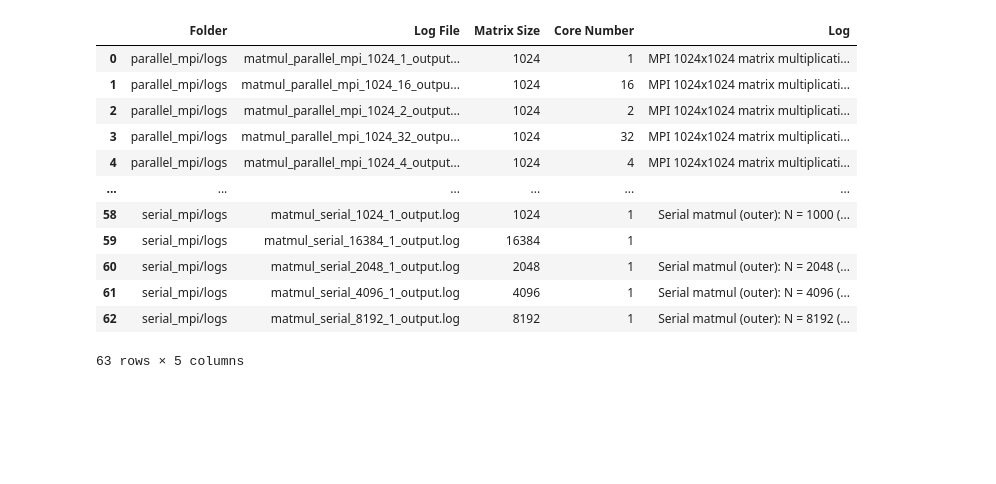
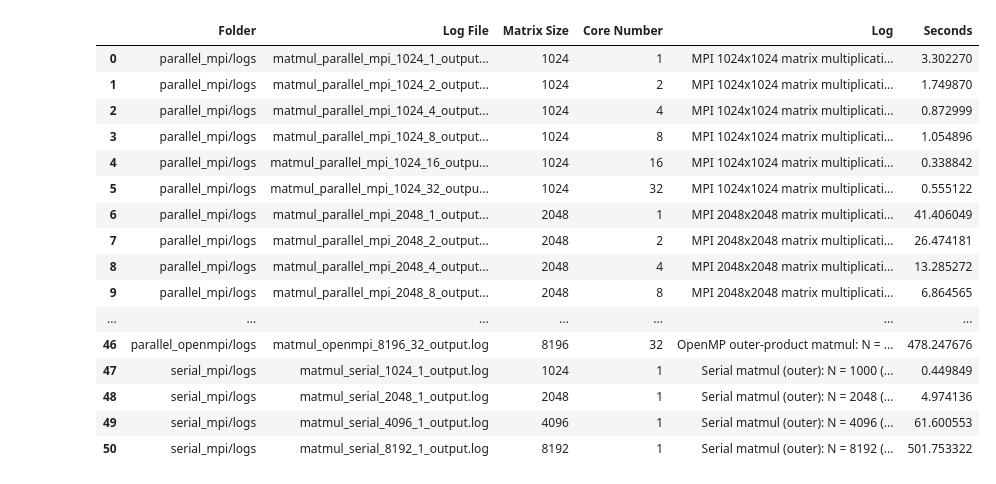
Before and after one commit to arbaazali872/HPC_uni_tn_2025, a Jupyter notebook: HPC_uni_tn_2025/visuals.ipynb, the cells around one changed output. Cells and saved outputs as stored; diff of their text form; code cells hidden in the pictures; blank space fills up the shorter version.

```diff
--- a/HPC_uni_tn_2025/visuals.ipynb
+++ b/HPC_uni_tn_2025/visuals.ipynb
@@ -0,0 +62,14 @@
+# %%
+# Convert 'Seconds' to numeric, coercing errors to NaN
+extracted_data_df_mpi['Seconds'] = pd.to_numeric(extracted_data_df_mpi['Seconds'], errors='coerce')
+# drop rows where 'Seconds' is NaN
+extracted_data_df_mpi.dropna(subset=['Seconds'], inplace=True)
+
+# Display the DataFrame
+# Convert 'Core Number' and 'Matrix Size' columns to integers for sorting
+extracted_data_df_mpi['Core Number'] = extracted_data_df_mpi['Core Number'].astype(int)
+extracted_data_df_mpi['Matrix Size'] = extracted_data_df_mpi['Matrix Size'].astype(int)
+
+# Sort the DataFrame by 'Matrix Size' and 'Core Number'
+extracted_data_df_mpi.sort_values(by=['Matrix Size', 'Core Number'], inplace=True)
+extracted_data_df_mpi
@@ -64,0 +137,17 @@ extracted_data_df_mpi
+# %%
+# Convert 'Core Number' and 'Matrix Size' columns to integers for sorting
+extracted_data_df_openmpi['Core Number'] = extracted_data_df_openmpi['Core Number'].astype(int)
+extracted_data_df_openmpi['Matrix Size'] = extracted_data_df_openmpi['Matrix Size'].astype(int)
+import re
+# Extract the time taken from the log content
+extracted_data_df_openmpi['Seconds'] = extracted_data_df_openmpi['Log'].apply(
+    lambda log: float(re.search(r'took ([\d.]+) seconds', log).group(1)) if re.search(r'took ([\d.]+) seconds', log) else None)
+# Convert 'Seconds' to numeric, coercing errors to NaN
+extracted_data_df_openmpi['Seconds'] = pd.to_numeric(extracted_data_df_openmpi['Seconds'], errors='coerce')
+# Drop rows where 'Seconds' is NaN
+extracted_data_df_openmpi.dropna(subset=['Seconds'], inplace=True)
+# Sort the DataFrame by 'Matrix Size' and 'Core Number'
+extracted_data_df_openmpi.sort_values(by=['Matrix Size', 'Core Number'], inplace=True)
+
+# Display the DataFrame
+extracted_data_df_openmpi
@@ -182,21 +250,25 @@ extracted_data_df_serial
 # %%
-extracted_data_df= pd.concat([extracted_data_df_mpi, extracted_data_df_openmpi, extracted_data_df_serial], ignore_index=True)
+extracted_data_df= pd.concat([extracted_data_df_mpi, extracted_data_df_openmpi, extracted_data_df_serial], ignore_index=True).dropna()
 # Display the combined DataFrame
 extracted_data_df
 # %% [output]
-|  | Folder | Log File | Matrix Size | Core Number | Log |
-| 0 | parallel_mpi/logs | matmul_parallel_mpi_1024_1_output... | 1024 | 1 | MPI 1024x1024 matrix multiplicati... |
-| 1 | parallel_mpi/logs | matmul_parallel_mpi_1024_16_outpu... | 1024 | 16 | MPI 1024x1024 matrix multiplicati... |
-| 2 | parallel_mpi/logs | matmul_parallel_mpi_1024_2_output... | 1024 | 2 | MPI 1024x1024 matrix multiplicati... |
-| 3 | parallel_mpi/logs | matmul_parallel_mpi_1024_32_outpu... | 1024 | 32 | MPI 1024x1024 matrix multiplicati... |
-| 4 | parallel_mpi/logs | matmul_parallel_mpi_1024_4_output... | 1024 | 4 | MPI 1024x1024 matrix multiplicati... |
-| ... | ... | ... | ... | ... | ... |
-| 58 | serial_mpi/logs | matmul_serial_1024_1_output.log | 1024 | 1 | Serial matmul (outer): N = 1000 (... |
-| 59 | serial_mpi/logs | matmul_serial_16384_1_output.log | 16384 | 1 |  |
-| 60 | serial_mpi/logs | matmul_serial_2048_1_output.log | 2048 | 1 | Serial matmul (outer): N = 2048 (... |
-| 61 | serial_mpi/logs | matmul_serial_4096_1_output.log | 4096 | 1 | Serial matmul (outer): N = 4096 (... |
-| 62 | serial_mpi/logs | matmul_serial_8192_1_output.log | 8192 | 1 | Serial matmul (outer): N = 8192 (... |
+|  | Folder | Log File | Matrix Size | Core Number | Log | Seconds |
+| 0 | parallel_mpi/logs | matmul_parallel_mpi_1024_1_output... | 1024 | 1 | MPI 1024x1024 matrix multiplicati... | 3.302270 |
+| 1 | parallel_mpi/logs | matmul_parallel_mpi_1024_2_output... | 1024 | 2 | MPI 1024x1024 matrix multiplicati... | 1.749870 |
+| 2 | parallel_mpi/logs | matmul_parallel_mpi_1024_4_output... | 1024 | 4 | MPI 1024x1024 matrix multiplicati... | 0.872999 |
+| 3 | parallel_mpi/logs | matmul_parallel_mpi_1024_8_output... | 1024 | 8 | MPI 1024x1024 matrix multiplicati... | 1.054896 |
+| 4 | parallel_mpi/logs | matmul_parallel_mpi_1024_16_outpu... | 1024 | 16 | MPI 1024x1024 matrix multiplicati... | 0.338842 |
+| 5 | parallel_mpi/logs | matmul_parallel_mpi_1024_32_outpu... | 1024 | 32 | MPI 1024x1024 matrix multiplicati... | 0.555122 |
+| 6 | parallel_mpi/logs | matmul_parallel_mpi_2048_1_output... | 2048 | 1 | MPI 2048x2048 matrix multiplicati... | 41.406049 |
+| 7 | parallel_mpi/logs | matmul_parallel_mpi_2048_2_output... | 2048 | 2 | MPI 2048x2048 matrix multiplicati... | 26.474181 |
+| 8 | parallel_mpi/logs | matmul_parallel_mpi_2048_4_output... | 2048 | 4 | MPI 2048x2048 matrix multiplicati... | 13.285272 |
+| 9 | parallel_mpi/logs | matmul_parallel_mpi_2048_8_output... | 2048 | 8 | MPI 2048x2048 matrix multiplicati... | 6.864565 |
+| ... | ... | ... | ... | ... | ... | ... |
+| 46 | parallel_openmpi/logs | matmul_openmpi_8196_32_output.log | 8196 | 32 | OpenMP outer‐product matmul: N = ... | 478.247676 |
+| 47 | serial_mpi/logs | matmul_serial_1024_1_output.log | 1024 | 1 | Serial matmul (outer): N = 1000 (... | 0.449849 |
+| 48 | serial_mpi/logs | matmul_serial_2048_1_output.log | 2048 | 1 | Serial matmul (outer): N = 2048 (... | 4.974136 |
+| 49 | serial_mpi/logs | matmul_serial_4096_1_output.log | 4096 | 1 | Serial matmul (outer): N = 4096 (... | 61.600553 |
+| 50 | serial_mpi/logs | matmul_serial_8192_1_output.log | 8192 | 1 | Serial matmul (outer): N = 8192 (... | 501.753322 |
-63 rows × 5 columns
 # %%
 import re
 
```
Also changed, not shown: parts of 13 cells of this notebook.
